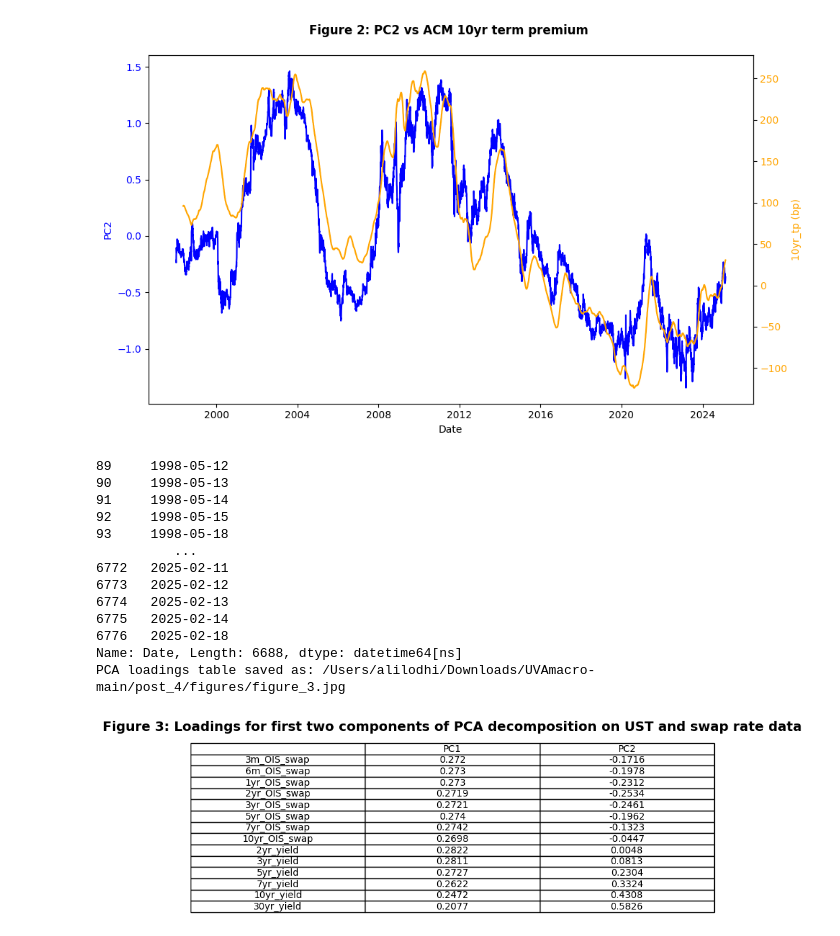
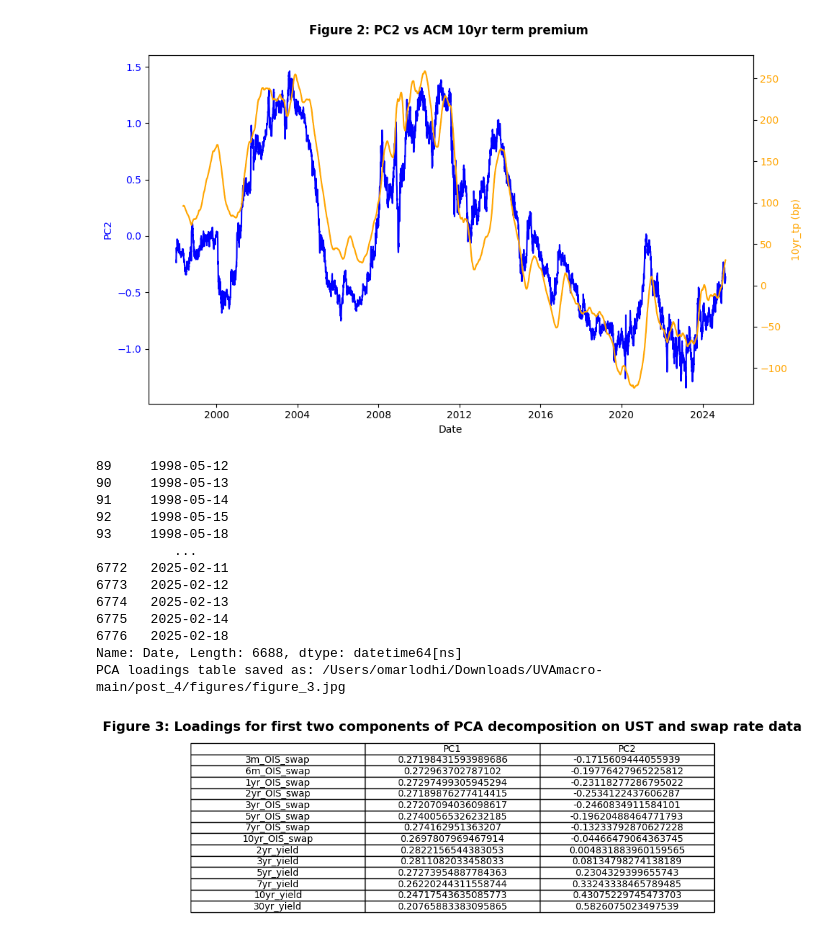
Before and after one commit to ALILODHI-cloud/UVAmacro, a Jupyter notebook: post_4/analysis.ipynb, the cells around one changed output. Cells and saved outputs as stored; diff of their text form; code cells hidden in the pictures.

```diff
--- a/post_4/analysis.ipynb
+++ b/post_4/analysis.ipynb
@@ -213,41 +213,38 @@ loadings = pd.DataFrame(pca.components_.T, columns=[f'PC{i+1}' for i in range(n_
 
 
 
-import matplotlib.pyplot as plt
-import os
-
 # Create figure and axis
 fig, ax = plt.subplots(figsize=(10, 3))
 ax.axis('tight')
 ax.axis('off')
 
 # Create table
-table_data = loadings_table.reset_index().values  # Convert DataFrame to list format for table
+table_data = loadings.reset_index().values  # Convert DataFrame to list format for table
 column_labels = ['','PC1', 'PC2']  # Column names
 
 table = ax.table(cellText=table_data, colLabels=column_labels, cellLoc='center', loc='center')
 plt.title('Figure 3: Loadings for first two components of PCA decomposition on UST and swap rate data', fontsize=14, fontweight='bold', pad=20)
 
 # Save table as JPEG
 table_path = os.path.join(figure_path, 'figure_3.jpg')
 plt.savefig(table_path, dpi=300, bbox_inches='tight')
 
 print(f"PCA loadings table saved as: {table_path}")
 # %% [output]
 89     1998-05-12
 90     1998-05-13
 91     1998-05-14
 92     1998-05-15
 93     1998-05-18
           ...
 6772   2025-02-11
 6773   2025-02-12
 6774   2025-02-13
 6775   2025-02-14
 6776   2025-02-18
 Name: Date, Length: 6688, dtype: datetime64[ns]
-PCA loadings table saved as: /Users/alilodhi/Downloads/UVAmacro-main/post_4/figures/figure_3.jpg
+PCA loadings table saved as: /Users/omarlodhi/Downloads/UVAmacro-main/post_4/figures/figure_3.jpg
-[figure, old version]
+[figure, new version]
 # %%
 #figure 4
 
```
Also changed, not shown: parts of 4 cells of this notebook.
